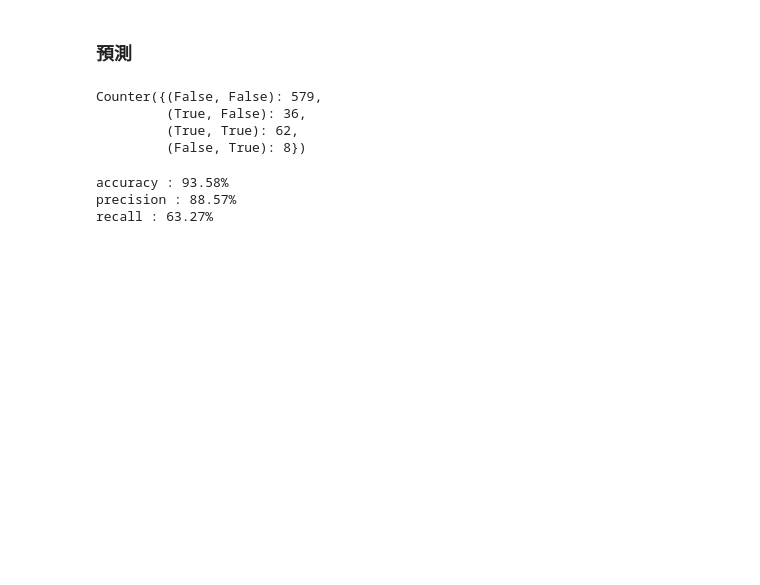
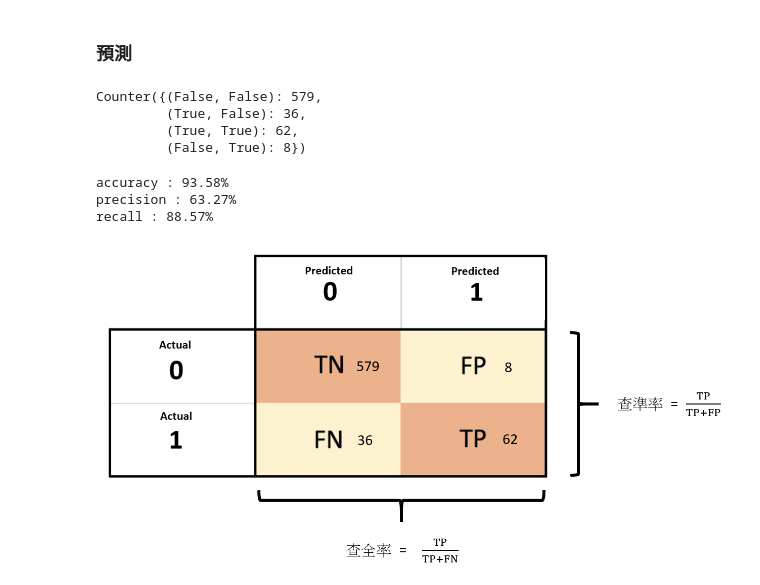
Before and after one commit to Dalechein/ML100Days, a Jupyter notebook: homework/Day22_手刻貝氏-作業.ipynb, the cells around one changed output. Drawn from its saved outputs; the diff is of its cells as text; code cells hidden in the pictures; blank space fills up the shorter version.

```diff
--- a/homework/Day22_手刻貝氏-作業.ipynb
+++ b/homework/Day22_手刻貝氏-作業.ipynb
@@ -166,13 +166,20 @@ Counter({(False, False): 579,
          (True, True): 62,
          (False, True): 8})
 # %%
-precision=counts[(True, True)]/(counts[(True, True)]+counts[(False, True)])
-recall=counts[(True, True)]/(counts[(True, True)]+counts[(True, False)])
+#precision=counts[(True, True)]/(counts[(True, True)]+counts[(False, True)])
+#recall=counts[(True, True)]/(counts[(True, True)]+counts[(True, False)])
+precision=counts[(True, True)]/(counts[(True, True)]+counts[(True, False)])
+recall=counts[(True, True)]/(counts[(True, True)]+counts[(False, True)])
 binary_accuracy = (counts[(True, True)]+counts[(False, False)])/(counts[(False, True)]+counts[(False, False)]+counts[(True, True)]+counts[(True, False)])
 print('accuracy : {:.2f}%'.format(binary_accuracy*100))
 print('precision : {:.2f}%'.format(precision*100))
 print('recall : {:.2f}%'.format(recall*100))
 # %% [output]
 accuracy : 93.58%
-precision : 88.57%
-recall : 63.27%
+precision : 63.27%
+recall : 88.57%
+# %%
+from IPython.display import Image
+Image(filename='confusion_matrix.png')
+# %% [output]
+[figure, added]
```
Also changed, not shown: parts of 2 cells of this notebook.
